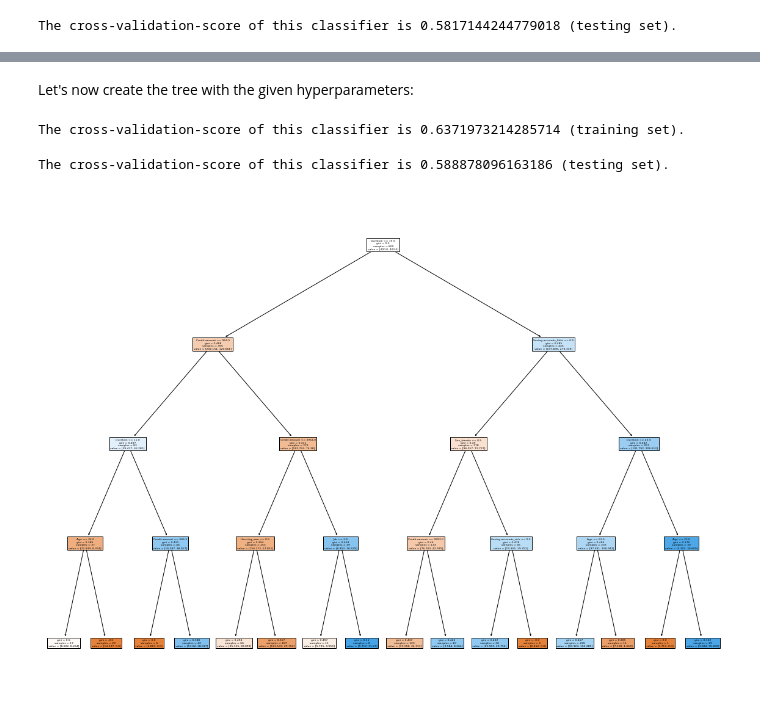
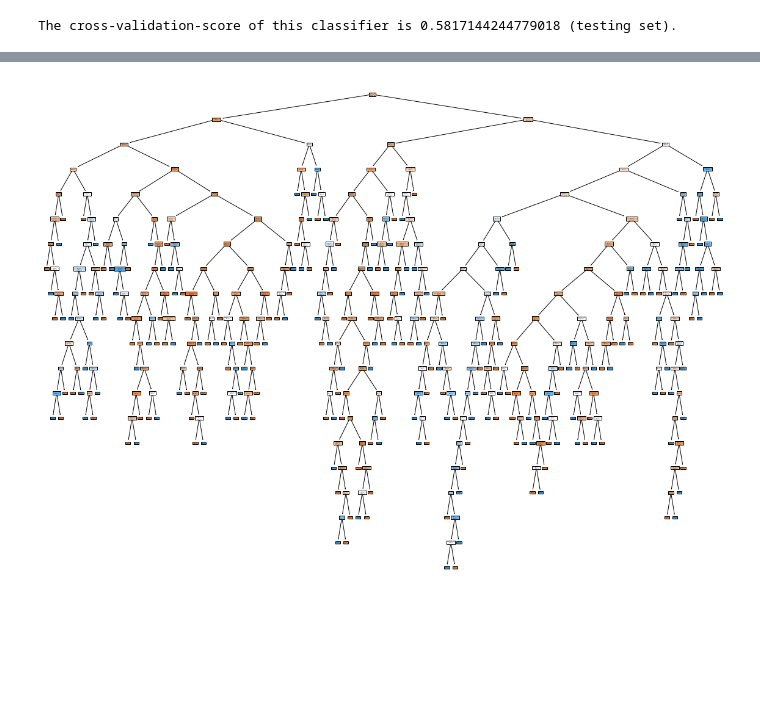
Before and after one commit to brodriguesdemiranda/XAI, a Jupyter notebook: Decision Tree Presentation.ipynb, the cells around one changed output, grey strips where cells are left out. Cells and saved outputs as stored; diff of their text form; code cells hidden in the pictures; blank space fills up the shorter version.

```diff
--- a/Decision Tree Presentation.ipynb
+++ b/Decision Tree Presentation.ipynb
@@ -115,2 +54,0 @@ _ = plot_convergence(opt)
-# %% [markdown]
-Let's now create the tree with the given hyperparameters:
@@ -127,28 +55,9 @@ _ = optTree.fit(X_train, y_train)
-# %%
-myCV = StratifiedKFold(n_splits=10, shuffle=True, random_state=0)
-myScore = cross_val_score(optTree, X_train, y_train, scoring = 'roc_auc', cv = myCV).mean()
-
-print('The cross-validation-score of this classifier is ' +
-      str(myScore) +
-      ' (training set).\n')
-# %% [output]
-The cross-validation-score of this classifier is 0.6371973214285714 (training set).
-# %%
-y_pred = optTree.predict(X_test)
-
-myScore = roc_auc_score(y_test, y_pred)
-
-print('The cross-validation-score of this classifier is ' +
-      str(myScore) +
-      ' (testing set).\n')
-# %% [output]
-The cross-validation-score of this classifier is 0.588878096163186 (testing set).
 # %%
 from sklearn import tree
 
 fig = plt.figure(figsize=(20, 15))
-_ = tree.plot_tree(optTree,
+_ = tree.plot_tree(decTree,
                    feature_names = X_train.keys(),
                    filled=True)
 # %% [output]
-[figure, old version]
+[figure, new version]
```
Also changed, not shown: parts of 11 cells of this notebook.
